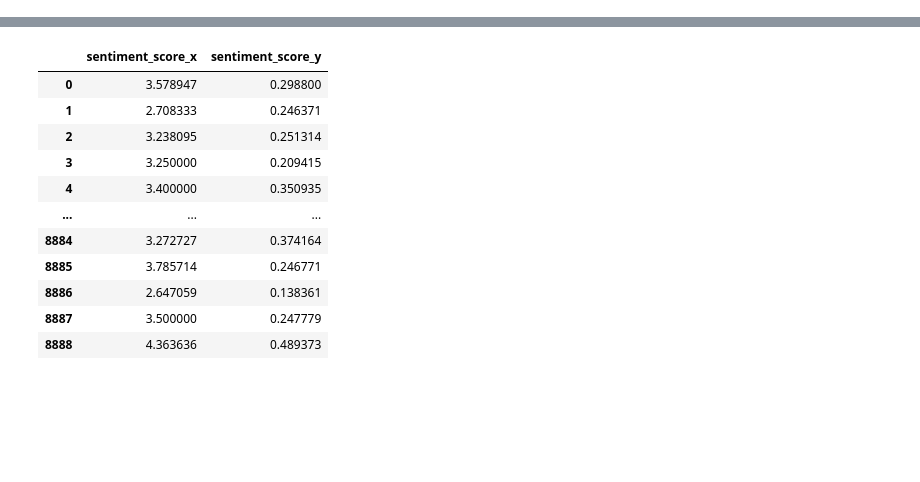
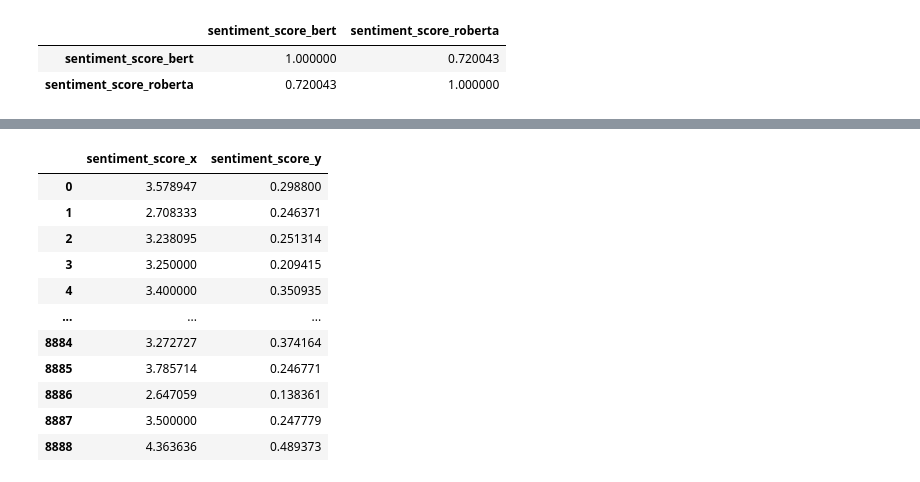
Before and after one commit to francisypeng/car_sentiment, a Jupyter notebook: compare_sentiment.ipynb, the cells around one changed output, grey strips where cells are left out. Saved outputs shown, nothing was run; the diff lists cells and outputs as text; code cells hidden in the pictures; blank space fills up the shorter version.

```diff
--- a/compare_sentiment.ipynb
+++ b/compare_sentiment.ipynb
@@ -4,6 +4,20 @@ import numpy as np
 from sklearn.preprocessing import MinMaxScaler
 
 import matplotlib.pyplot as plt
+# %%
+bert_df = pd.read_csv('regression_df_bert_scaled.csv', index_col=0)
+roberta_df = pd.read_csv('regression_df_roberta_scaled.csv', index_col=0)
+# %%
+bert_sentiment = bert_df[['sentiment_score']]
+roberta_sentiment = roberta_df[['sentiment_score']]
+# %%
+df = bert_sentiment.join(roberta_sentiment, lsuffix = '_bert', rsuffix = '_roberta')
+# %%
+df.corr()
+# %% [output]
+|  | sentiment_score_bert | sentiment_score_roberta |
+| sentiment_score_bert | 1.000000 | 0.720043 |
+| sentiment_score_roberta | 0.720043 | 1.000000 |
 # %%
 vader_df = pd.read_csv('thread_sentiment.csv', index_col=0)
 bert_df = pd.read_csv('thread_sentiment_bert.csv', index_col=0)
```
Also changed, not shown: parts of 6 cells of this notebook, 8 other files.
